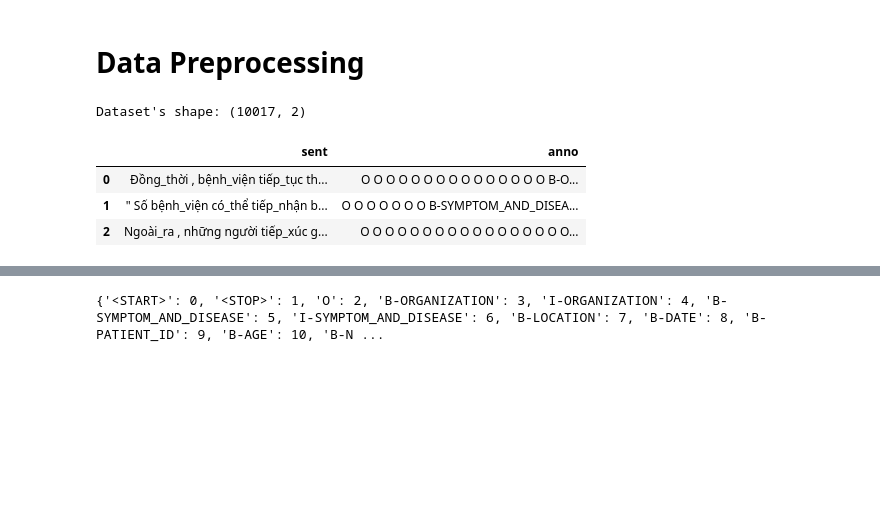
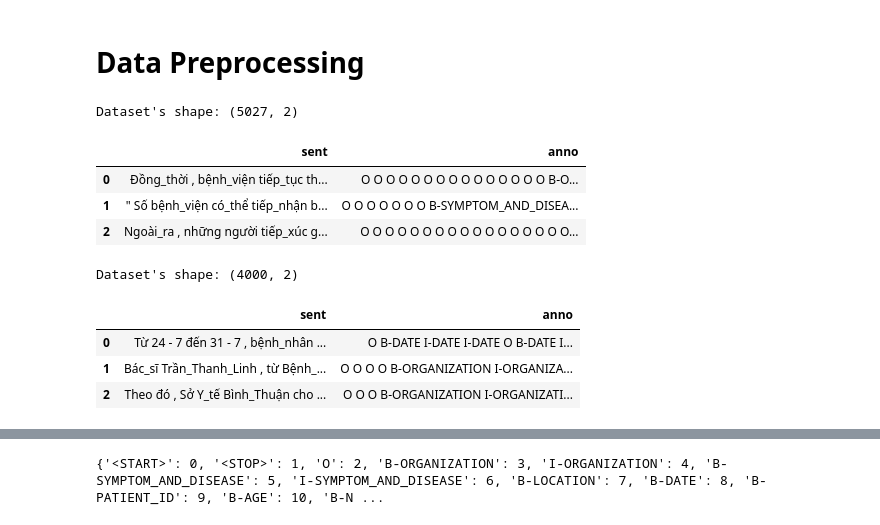
Before and after one commit to HongTr/Named-entity-Recognition, a Jupyter notebook: Main.ipynb, the cells around one changed output, grey strips where cells are left out. Cells and saved outputs as stored; diff of their text form; code cells hidden in the pictures; blank space fills up the shorter version.

```diff
--- a/Main.ipynb
+++ b/Main.ipynb
@@ -101,10 +95,20 @@ with open('saved_dictionary.pkl', 'rb') as f: #read from a pretrained word-embed
 # %%
-dataset = pd.read_csv('data.csv')[['sent', 'anno']]
-print(f"Dataset's shape: {dataset.shape}")
-dataset.head(3)
+trainset = pd.read_csv('train_word.csv')[['sent', 'anno']]
+print(f"Dataset's shape: {trainset.shape}")
+trainset.head(3)
 # %% [output]
-Dataset's shape: (10017, 2)
+Dataset's shape: (5027, 2)
 |  | sent | anno |
 | 0 | Đồng_thời , bệnh_viện tiếp_tục th... | O O O O O O O O O O O O O O O B-O... |
 | 1 | " Số bệnh_viện có_thể tiếp_nhận b... | O O O O O O O B-SYMPTOM_AND_DISEA... |
 | 2 | Ngoài_ra , những người tiếp_xúc g... | O O O O O O O O O O O O O O O O O... |
+# %%
+testset = pd.read_csv('test_word.csv')[['sent', 'anno']]
+print(f"Dataset's shape: {testset.shape}")
+testset.head(3)
+# %% [output]
+Dataset's shape: (4000, 2)
+|  | sent | anno |
+| 0 | Từ 24 - 7 đến 31 - 7 , bệnh_nhân ... | O B-DATE I-DATE I-DATE O B-DATE I... |
+| 1 | Bác_sĩ Trần_Thanh_Linh , từ Bệnh_... | O O O O B-ORGANIZATION I-ORGANIZA... |
+| 2 | Theo đó , Sở Y_tế Bình_Thuận cho ... | O O O B-ORGANIZATION I-ORGANIZATI... |
```
Also changed, not shown: parts of 38 cells of this notebook.
